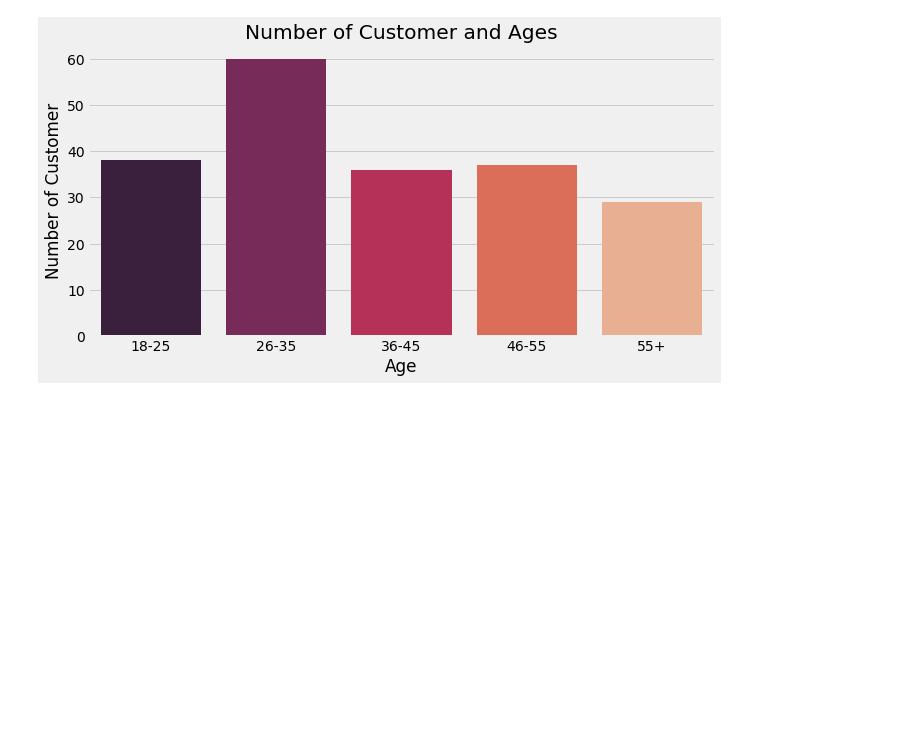
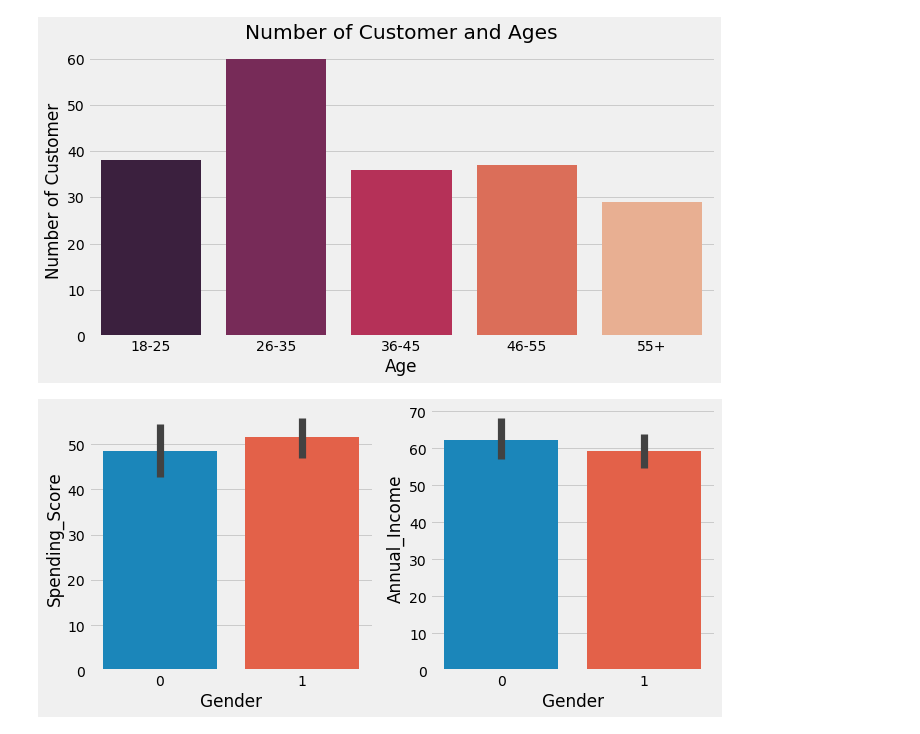
Before and after one commit to NoaAizer/ML_projects, a Jupyter notebook: Mall_Customers.ipynb, the cells around one changed output. Cells and saved outputs as stored; diff of their text form; code cells hidden in the pictures; blank space fills up the shorter version.

```diff
--- a/Mall_Customers.ipynb
+++ b/Mall_Customers.ipynb
@@ -96,3 +96,12 @@ plt.ylabel("Number of Customer")
 plt.show()
 # %% [output]
 [figure]
+# %%
+fig = plt.figure(figsize=(10,10))
+ax1 = fig.add_subplot(2,2,1)
+sns.barplot(y='Spending_Score',x='Gender', data=df);
+ax2 = fig.add_subplot(2,2,2)
+sns.barplot(y='Annual_Income',x='Gender', data=df)
+plt.show()
+# %% [output]
+[figure, added]
```
Also changed, not shown: parts of 10 cells of this notebook.
